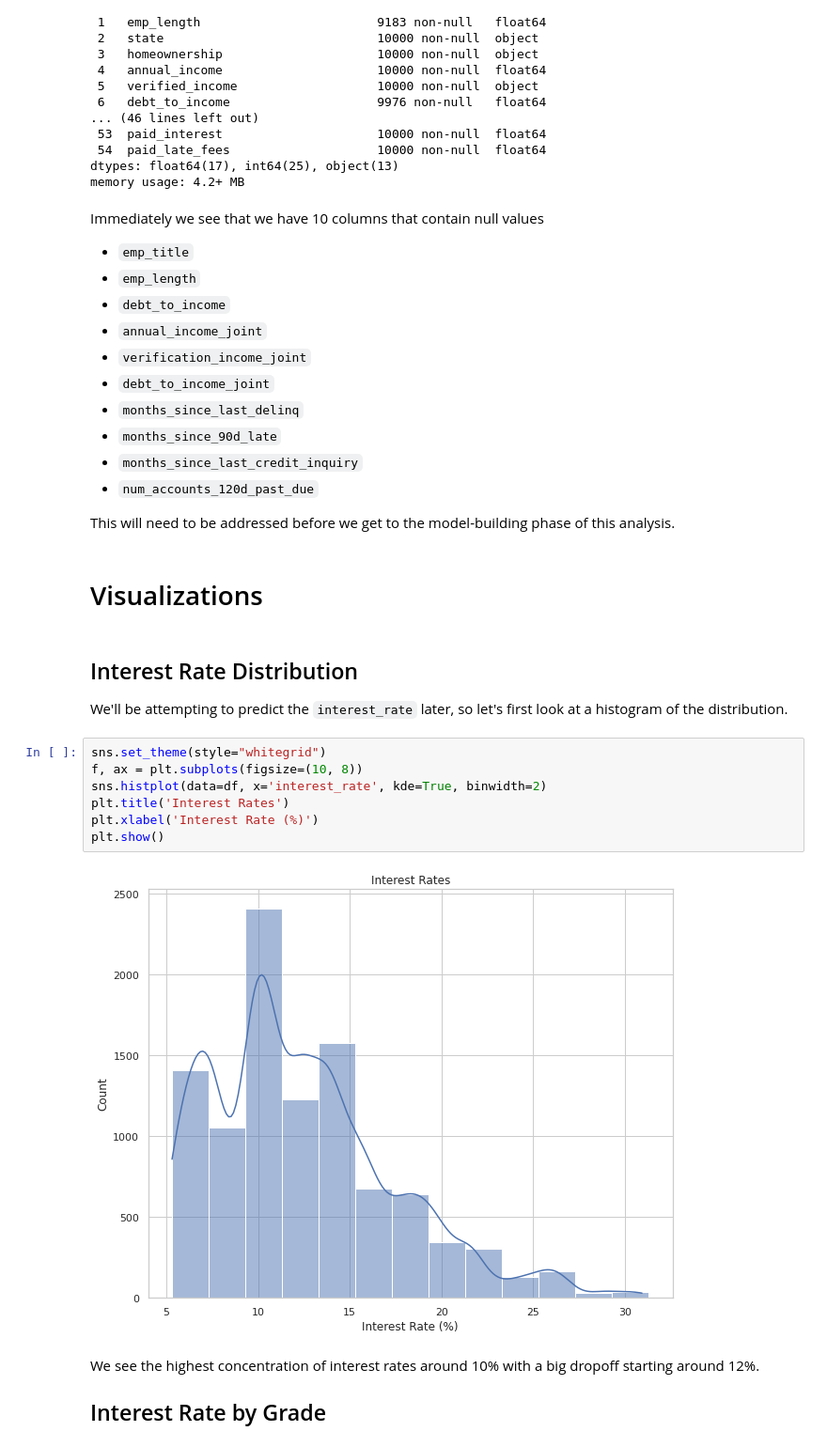
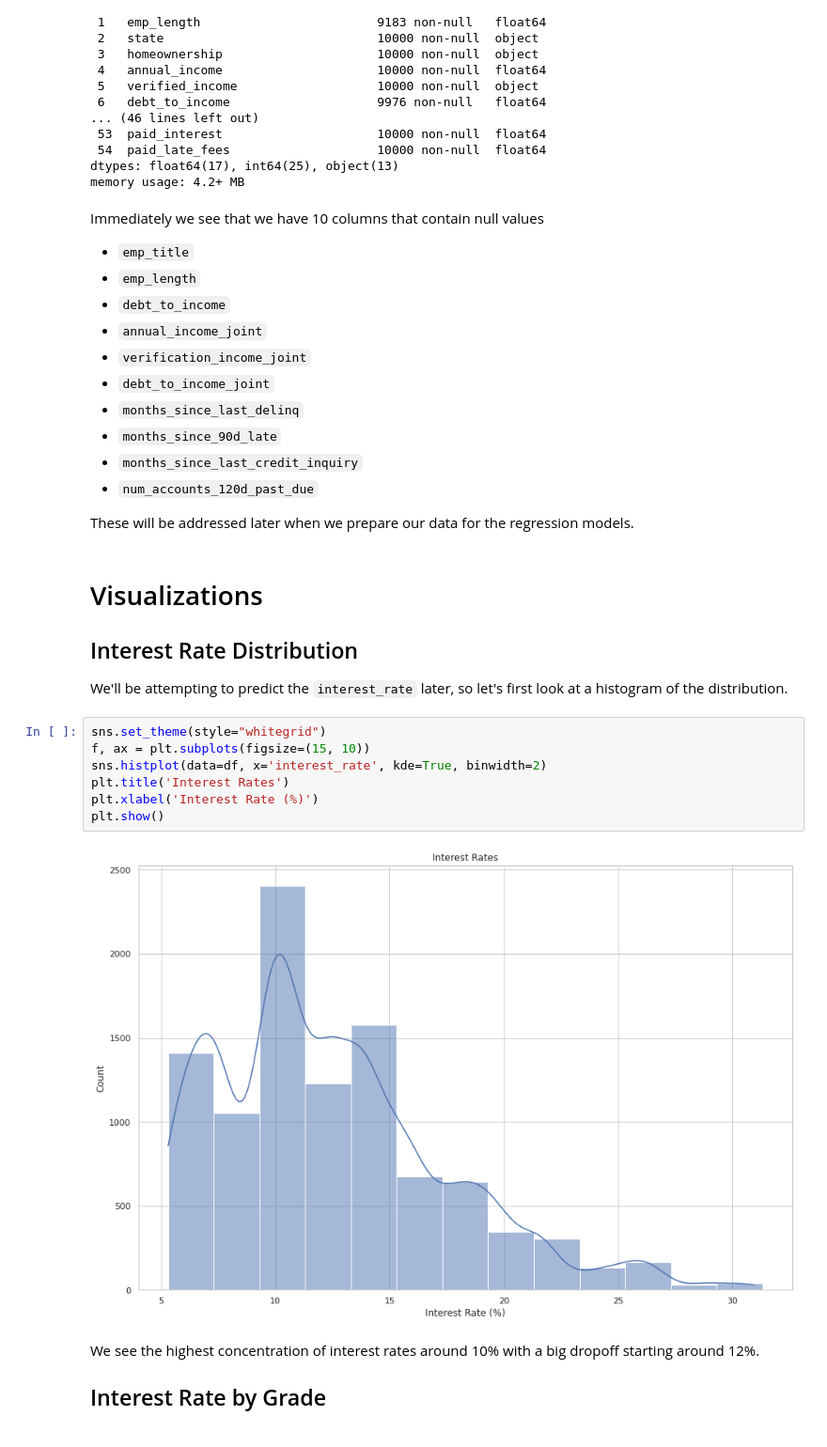
Before and after one commit to cjhammons/lending-club-interest-rate, a Jupyter notebook: lending-club.ipynb, the cells around one changed output. Shown: that part at 94% size. Drawn from its saved outputs; the diff is of its cells as text.

```diff
--- a/lending-club.ipynb
+++ b/lending-club.ipynb
@@ -42,23 +46,22 @@ Immediately we see that we have 10 columns that contain null values
 - ``months_since_last_credit_inquiry``
 - ``num_accounts_120d_past_due``
 
-
-This will need to be addressed before we get to the model-building phase of this analysis.
+These will be addressed later when we prepare our data for the regression models.
-# %% [markdown]
-# Visualizations
 # %% [markdown]
+# Visualizations
+
 ## Interest Rate Distribution
 
 We'll be attempting to predict the ``interest_rate`` later, so let's first look at a histogram of the distribution.
 # %%
 sns.set_theme(style="whitegrid")
-f, ax = plt.subplots(figsize=(10, 8))
+f, ax = plt.subplots(figsize=(15, 10))
 sns.histplot(data=df, x='interest_rate', kde=True, binwidth=2)
 plt.title('Interest Rates')
 plt.xlabel('Interest Rate (%)')
 plt.show()
 # %% [output]
-[figure, old version]
+[figure, new version]
 # %% [markdown]
 We see the highest concentration of interest rates around 10% with a big dropoff starting around 12%.
 
```
Also changed, not shown: parts of 16 cells of this notebook, 1 other file.
